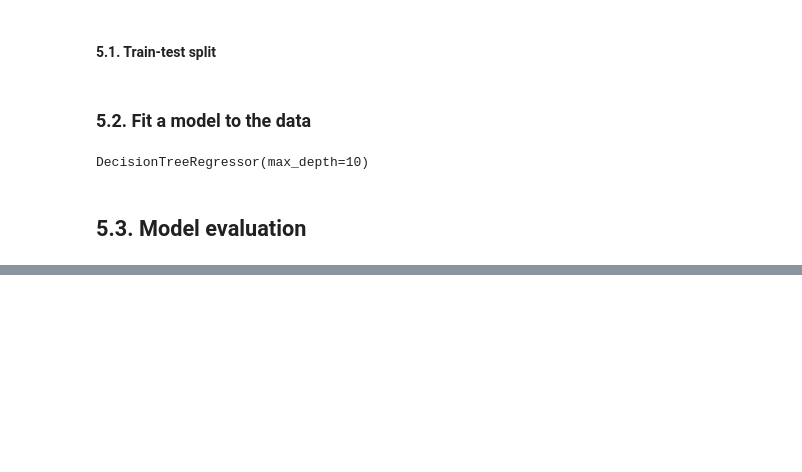
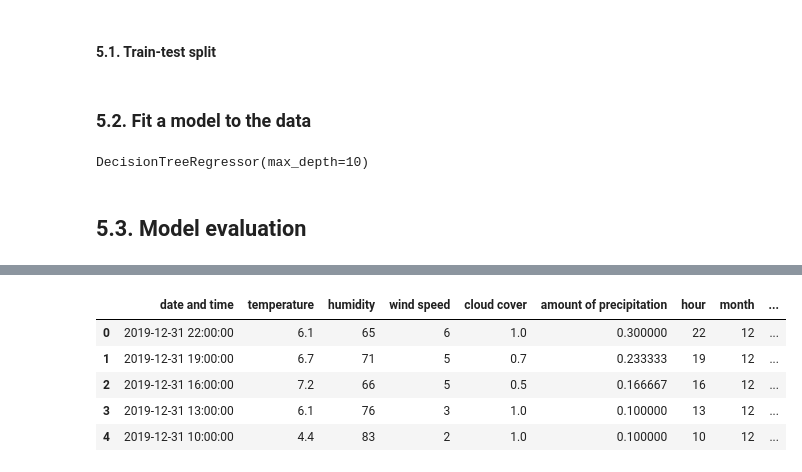
Before and after one commit to kokorie1/New-York-Taxi-Analysis, a Jupyter notebook: Presentable notebook.ipynb, the cells around one changed output, grey strips where cells are left out. Cells and saved outputs as stored; diff of their text form; code cells hidden in the pictures; blank space fills up the shorter version.

```diff
--- a/Presentable notebook.ipynb
+++ b/Presentable notebook.ipynb
@@ -443,0 +608,4 @@ DecisionTreeRegressor(max_depth=10)
+# %%
+nyc_weather = pd.read_csv('data/nyc_weather.csv')
+nyc_weather.head()
+#### Just being creative, I would be more likely to take a cab at night or daytime if its raining. With this in mind, weather data would be useful. It is a 3 hour and not hourly interval weather data from NYC sourced online. There are some missing values and the cloud cover is not really a number which will be represented as a string because of the percentage sign.
@@ -443,0 +682,20 @@ DecisionTreeRegressor(max_depth=10)
+# %%
+nyc_weather['amount of precipitation'] = nyc_weather['amount of precipitation'].replace('Trace of precipitation', 0.1)
+nyc_weather['amount of precipitation'] = nyc_weather['amount of precipitation'].astype(float)
+# option 1
+# nyc_weather['amount of precipitation'].fillna(0, inplace=True)
+# option 2
+#nyc_weather['amount of precipitation'].fillna(method='ffill', inplace=True)
+# option 3
+nyc_weather['amount of precipitation'].interpolate(inplace=True)
+#### What happened here is that everywhere with precipitation is replaced to 0.1. That way, it is easier to cast the whole column to float so it doesn't have to be string anymore. This problem can be solved by replacing the missing values with zero. This is not feasible in this case considering the missing values are so much. Another way is the backward fill and forward fill which basically takes either the last figure to replace the next figure should no transaction occur in the next hour and vice versa. E.g. You have a value for 4 pm, then you use it to replace values for 2pm or 3pm. However, another better way is interpolation. E.g. if you have one value before the misising value and you have another value after the missing value, you basically draw a linear line and basically take the value that corresponds to the missing one
+# %%
+nyc_weather['cloud cover'] = nyc_weather['cloud cover'].replace('70 – 80%.', 0.7)
+nyc_weather['cloud cover'] = nyc_weather['cloud cover'].replace('100%.', 1)
+nyc_weather['cloud cover'] = nyc_weather['cloud cover'].replace('20–30%.', 0.3)
+nyc_weather['cloud cover'] = nyc_weather['cloud cover'].replace('50%.', 0.5)
+nyc_weather['cloud cover'] = nyc_weather['cloud cover'].replace('no clouds', 0)
+nyc_weather['cloud cover'] = nyc_weather['cloud cover'].replace('Sky obscured by fog and/or other meteorological phenomena.', 1)
+nyc_weather['cloud cover'] = nyc_weather['cloud cover'].astype(float)
+nyc_weather['cloud cover'].interpolate(inplace=True)
+##### For the cloud cover, transforming the strings to float value. E.g. 0.1 - 1, is same as 1% - 100%. No clouds = 0, for Sky obscured by fog and/or other meteorological phenomena = 1. At the end of the day, the idea is how this affects a persons decision to take a cab. Also considering Sky obscured by fog and/or other meteorological phenomena happened 3 times in the dataset.
@@ -443,0 +713,16 @@ DecisionTreeRegressor(max_depth=10)
+# %%
+nyc_weather.loc[:, 'date and time'] = pd.to_datetime(nyc_weather.loc[:, 'date and time'])
+nyc_weather['hour'] = nyc_weather['date and time'].dt.hour
+nyc_weather['month'] = nyc_weather['date and time'].dt.month
+nyc_weather['day'] = nyc_weather['date and time'].dt.day
+#### By changing to daytime, thereby recreating hour, month, and day because they would be merged at the end when everything is ready back to the were the taxi transaction information is.
+# %%
+nyc_weather.head()
+#### Remember this is a whole different dataset retrieved online.
+# %% [output]
+|  | date and time | temperature | humidity | wind speed | cloud cover | amount of precipitation | hour | month | ... |
+| 0 | 2019-12-31 22:00:00 | 6.1 | 65 | 6 | 1.0 | 0.300000 | 22 | 12 | ... |
+| 1 | 2019-12-31 19:00:00 | 6.7 | 71 | 5 | 0.7 | 0.233333 | 19 | 12 | ... |
+| 2 | 2019-12-31 16:00:00 | 7.2 | 66 | 5 | 0.5 | 0.166667 | 16 | 12 | ... |
+| 3 | 2019-12-31 13:00:00 | 6.1 | 76 | 3 | 1.0 | 0.100000 | 13 | 12 | ... |
+| 4 | 2019-12-31 10:00:00 | 4.4 | 83 | 2 | 1.0 | 0.100000 | 10 | 12 | ... |
```
Also changed, not shown: parts of 36 cells of this notebook.
